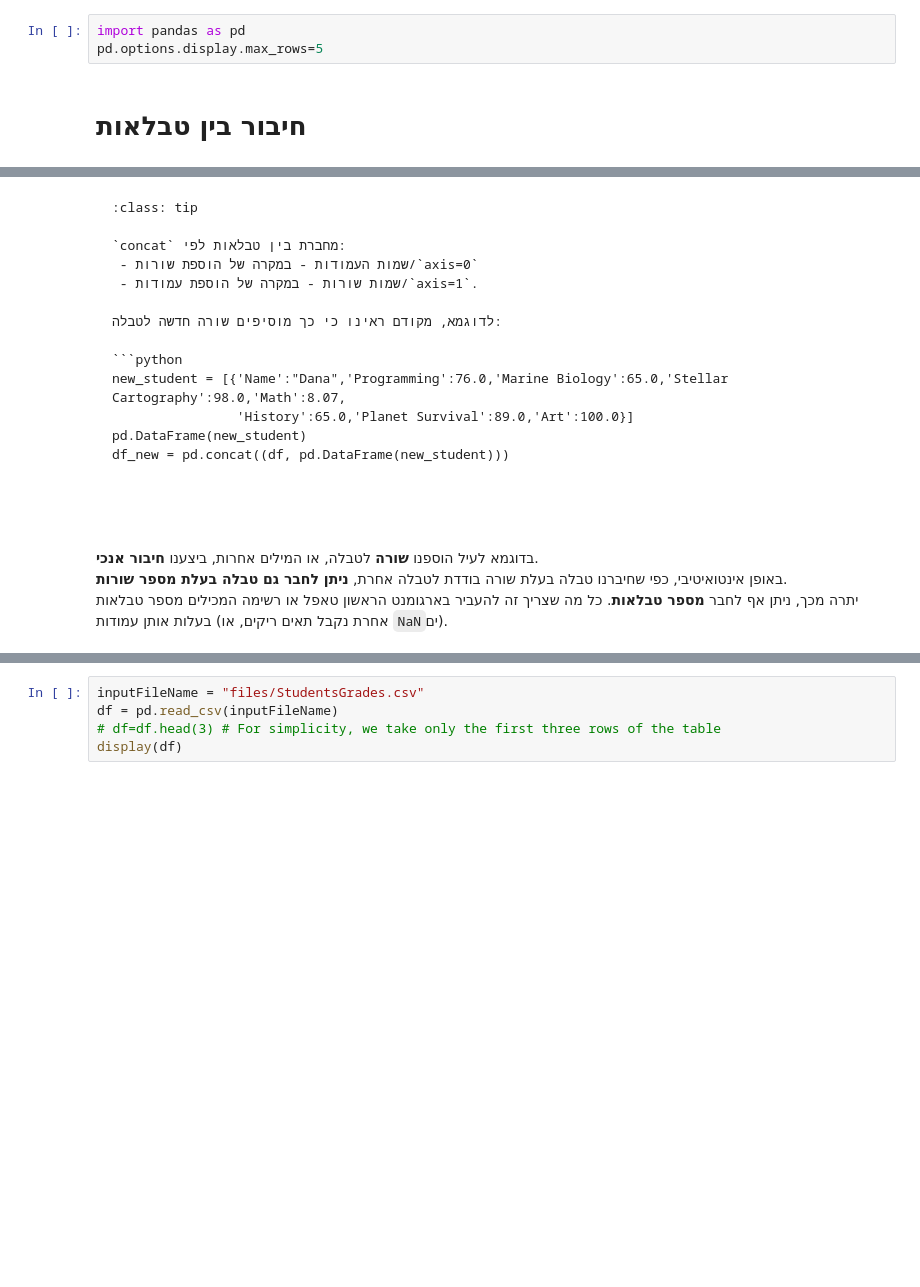
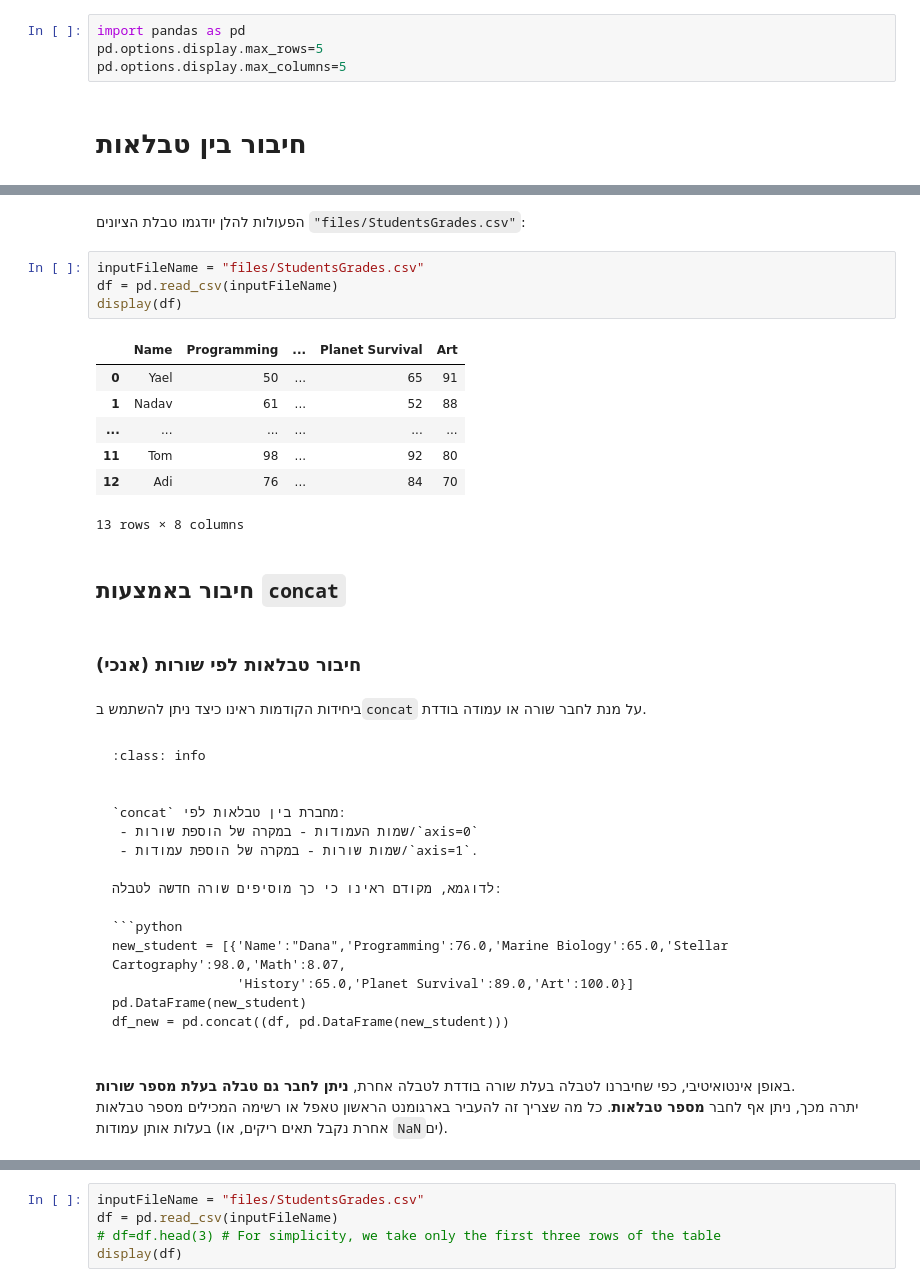
Before and after one commit to hag007/virtual-pyprog, a Jupyter notebook: 19_6_combine_dfs.ipynb, the cells around one changed output, grey strips where cells are left out. Cells and saved outputs as stored; diff of their text form; blank space fills up the shorter version.

````diff
--- a/19_6_combine_dfs.ipynb
+++ b/19_6_combine_dfs.ipynb
@@ -29,5 +34,6 @@ print(os.listdir('files'))
 # %%
 import pandas as pd
 pd.options.display.max_rows=5
+pd.options.display.max_columns=5
 # %% [markdown]
 # חיבור בין טבלאות
@@ -39,6 +46,27 @@ pd.options.display.max_rows=5
+# %% [markdown]
+הפעולות להלן יודגמו טבלת הציונים `"files/StudentsGrades.csv"`:
+# %%
+inputFileName = "files/StudentsGrades.csv"
+df = pd.read_csv(inputFileName)
+display(df)
+# %% [output]
+|  | Name | Programming | ... | Planet Survival | Art |
+| 0 | Yael | 50 | ... | 65 | 91 |
+| 1 | Nadav | 61 | ... | 52 | 88 |
+| ... | ... | ... | ... | ... | ... |
+| 11 | Tom | 98 | ... | 92 | 80 |
+| 12 | Adi | 76 | ... | 84 | 70 |
+13 rows × 8 columns
+# %% [markdown]
+## חיבור באמצעות `concat`
+# %% [markdown]
+### חיבור טבלאות לפי שורות (אנכי)
+# %% [markdown]
+ביחידות הקודמות ראינו כיצד ניתן להשתמש ב`concat` על מנת לחבר שורה או עמודה בודדת.
 # %% [markdown]
-```{admonition} **תזכורת**
-:class: tip
+```{admonition} **תזכורת:** הפונקציה concat
+:class: info
+
 
 `concat` מחברת בין טבלאות לפי:
  - שמות העמודות - במקרה של הוספת שורות/`axis=0`
@@ -53,11 +81,9 @@ pd.DataFrame(new_student)
 df_new = pd.concat((df, pd.DataFrame(new_student)))
 
 ```
-```
 # %% [markdown]
 
-בדוגמא לעיל הוספנו **שורה** לטבלה, או המילים אחרות, ביצענו **חיבור אנכי**.
-באופן אינטואיטיבי, כפי שחיברנו טבלה בעלת שורה בודדת לטבלה אחרת, **ניתן לחבר גם טבלה בעלת מספר שורות**.
+באופן אינטואיטיבי, כפי שחיברנו לטבלה בעלת שורה בודדת לטבלה אחרת, **ניתן לחבר גם טבלה בעלת מספר שורות**.
 יתרה מכך, ניתן אף לחבר **מספר טבלאות**. כל מה שצריך זה להעביר בארגומנט הראשון טאפל או רשימה המכילים מספר טבלאות בעלות אותן עמודות (אחרת נקבל תאים ריקים, או `NaN`ים).
 # %% [markdown]
 
````
Also changed, not shown: parts of 31 cells of this notebook, 17 other files.
